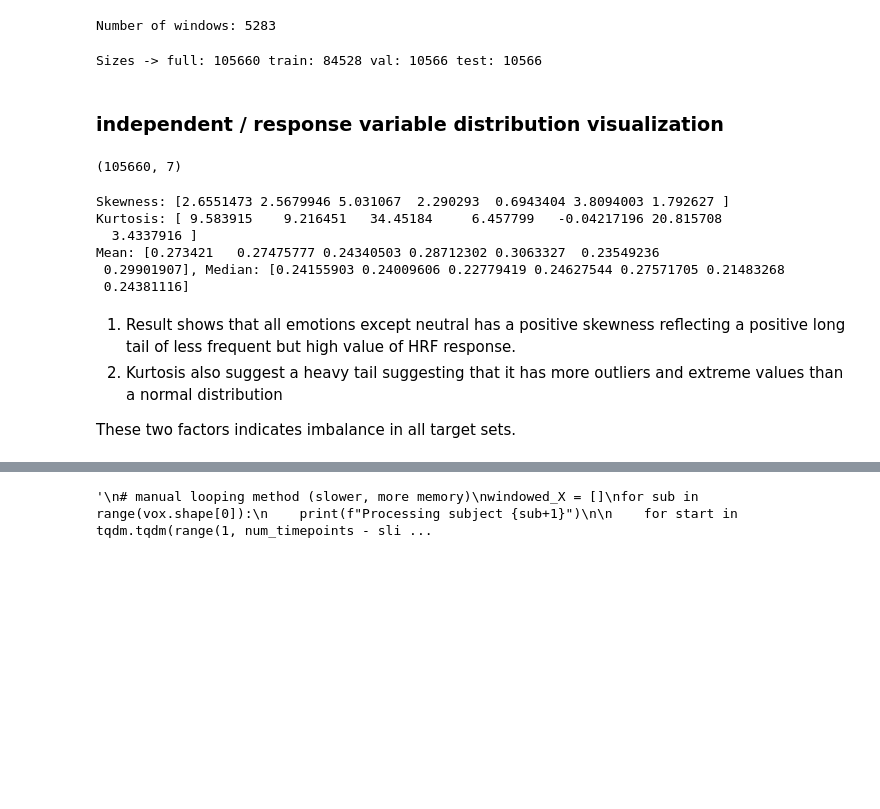
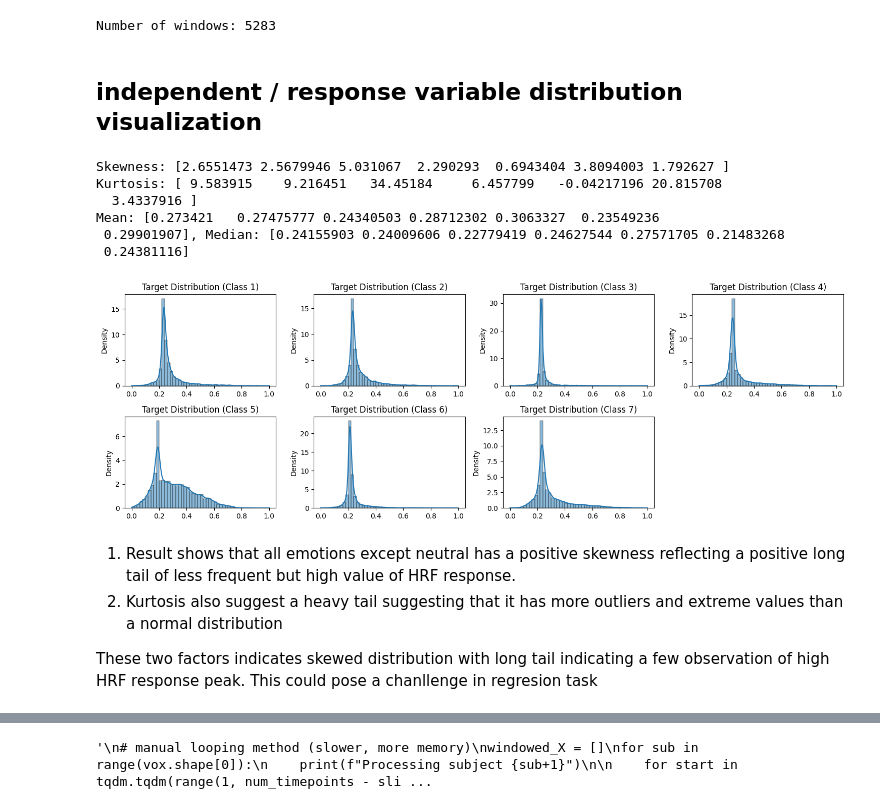
Before and after one commit to Jirapong2442/fMRI-Emotion-Analysis, a Jupyter notebook: get_regressor.ipynb, the cells around one changed output, grey strips where cells are left out. Drawn from its saved outputs; the diff is of its cells as text; code cells hidden in the pictures; blank space fills up the shorter version.

```diff
--- a/get_regressor.ipynb
+++ b/get_regressor.ipynb
@@ -276,7 +226,7 @@ from torch.utils.data import Dataset, Subset, DataLoader
 from numpy.lib.stride_tricks import sliding_window_view
 from sklearn.model_selection import train_test_split
 
-def process_windows_generator(vox, Y, sliding_window_size, window_step, peak_time, batch_size=1000, vox_min=None, vox_max=None, vox_mean=None, vox_std=None):
+def process_windows_generator(vox, Y, sliding_window_size, window_step, peak_time, batch_size=1000, vox_min=None, vox_max=None):
     n_subjects, num_timepoints, n_voxels = vox.shape
     start_inds = np.arange(1, num_timepoints - sliding_window_size + 1, window_step)
     n_windows = len(start_inds)
@@ -296,8 +246,6 @@ def process_windows_generator(vox, Y, sliding_window_size, window_step, peak_tim
         # Normalize: Scale to [0, 1] then standardize
         if vox_min is not None and vox_max is not None:
             windowed_X_batch = (windowed_X_batch - vox_min) / (vox_max - vox_min + 1e-8)  # [0, 1]
-        if vox_mean is not None and vox_std is not None:
-            windowed_X_batch = (windowed_X_batch - vox_mean) / (vox_std + 1e-8)  # Zero mean, unit variance
 
         Y_batch = Y_per_window[batch_start:batch_end]  # (batch_size, n_classes)
         Y_windowed_batch = np.tile(Y_batch, (n_subjects, 1))  # (n_subjects * batch_size, n_classes)
@@ -313,12 +261,6 @@ def save_to_memmap(vox, Y, sliding_window_size, window_step, peak_time, batch_si
     # Compute normalization parameters
     vox_min = vox.min(axis=(0, 1), keepdims=True)  # Shape: (1, 1, n_voxels)
     vox_max = vox.max(axis=(0, 1), keepdims=True)  # Shape: (1, 1, n_voxels)
-    vox_mean = np.zeros((1, 1, n_voxels), dtype=np.float32)  # Placeholder for [0, 1] data
-    vox_std = np.ones((1, 1, n_voxels), dtype=np.float32)    # Placeholder for [0, 1] data
-    # Standardize after scaling to [0, 1]
-    vox_scaled = (vox - vox_min) / (vox_max - vox_min + 1e-8)
-    vox_mean = vox_scaled.mean(axis=(0, 1), keepdims=True)
-    vox_std = vox_scaled.std(axis=(0, 1), keepdims=True)
 
     # Initialize memory-mapped arrays
     windowed_X_mm = np.memmap(x_file, dtype=np.float32, mode='w+', shape=(n_samples, sliding_window_size, n_voxels))
@@ -326,7 +268,7 @@ def save_to_memmap(vox, Y, sliding_window_size, window_step, peak_time, batch_si
 
     # Populate memory-mapped arrays with normalized data
     for windowed_X_batch, Y_windowed_batch, batch_start, batch_end in process_windows_generator(
-        vox, Y, sliding_window_size, window_step, peak_time, batch_size, vox_min, vox_max, vox_mean, vox_std
+        vox, Y, sliding_window_size, window_step, peak_time, batch_size, vox_min, vox_max
     ):
         batch_size_actual = batch_end - batch_start
         start_idx = batch_start * n_subjects
@@ -358,7 +300,7 @@ peak_time = 5
 batch_size = 1000
 test_frac = 0.10
 val_frac = 0.10
-random_state = 42
+random_state = 25
 num_workers = 0
 pin_memory = True
 dataloader_batch_size = 64
@@ -372,68 +314,42 @@ windowed_X_mm, Y_windowed_mm = save_to_memmap(
     vox, Y, sliding_window_size, window_step, peak_time, batch_size,
     x_file='windowed_X.dat', y_file='Y_windowed.dat'
 )
-
-# Compute total samples and split
-n_subjects, num_timepoints, n_voxels = vox.shape
-n_windows = len(np.arange(1, num_timepoints - sliding_window_size + 1, window_step))
-N = n_subjects * n_windows
-#start_inds = np.arange(1, num_timepoints - sliding_window_size + 1, window_step)
-#label_time_indices = start_inds + peak_time
-#assert label_time_indices.max() < len(Y), "peak_time goes out of range"
-#Y_per_window = Y[label_time_indices]           # (n_sel_windows, n_classes)
-#Y_windowed = np.tile(Y_per_window, (n_subjects, 1))
-
-idxs = np.arange(N)
-train_val_idx, test_idx, y_train_val, y_test = train_test_split(
-    idxs, Y_windowed_mm, test_size=test_frac, stratify=Y_windowed_mm, random_state=random_state
-)
-val_frac_rel = val_frac / (1.0 - test_frac)
-train_idx, val_idx, y_train, y_val = train_test_split(
-    train_val_idx, y_train_val, test_size=val_frac_rel, stratify=y_train_val, random_state=random_state
-)
-
-print("Sizes -> full:", N, "train:", len(train_idx), "val:", len(val_idx), "test:", len(test_idx))
-# %% [output]
-Sizes -> full: 105660 train: 84528 val: 10566 test: 10566
 # %% [markdown]
-### independent / response variable distribution visualization
+## independent / response variable distribution visualization
-# %%
-Y_windowed_mm.shape
-# %% [output]
-(105660, 7)
 # %%
 import numpy as np
 import matplotlib.pyplot as plt
 from scipy.stats import skew, kurtosis
 import seaborn as sns  # For KDE; install if needed, but optional
 
-skew_ = skew(Y_windowed_mm)
-ex_kurt = kurtosis(Y_windowed_mm)  # excess kurtosis
+skew_ = skew(Y_windowed_mm) # > 1 = sjewed right, < -1 = skewed left
+ex_kurt = kurtosis(Y_windowed_mm, fisher= True)  # > 0 = heavy tails, < 0 = light tails
 
 # Assume y is your target array
 print(f"Skewness: {skew_}")
 print(f"Kurtosis: {ex_kurt}")
 print(f"Mean: {np.mean(Y_windowed_mm, axis = 0)}, Median: {np.median(Y_windowed_mm,axis = 0)}")
 # Assuming Y_windowed_mm is your memory-mapped array (105660, 7)
 n_classes = 7
 plt.figure(figsize=(15, 5))
 for i in range(n_classes):
     y_i = Y_windowed_mm[:, i]  # Access one column (105660,)
     plt.subplot(2, 4, i+1)
     sns.histplot(y_i, bins=50, kde=True, stat="density")
     plt.title(f"Target Distribution (Class {i+1})")
 plt.tight_layout()
 plt.show()
 # %% [output]
 Skewness: [2.6551473 2.5679946 5.031067  2.290293  0.6943404 3.8094003 1.792627 ]
 Kurtosis: [ 9.583915    9.216451   34.45184     6.457799   -0.04217196 20.815708
   3.4337916 ]
 Mean: [0.273421   0.27475777 0.24340503 0.28712302 0.3063327  0.23549236
  0.29901907], Median: [0.24155903 0.24009606 0.22779419 0.24627544 0.27571705 0.21483268
  0.24381116]
+[figure, added]
 # %% [markdown]
 1. Result shows that all emotions except neutral has a positive skewness reflecting a positive long tail of less frequent but high value of HRF response.
 2. Kurtosis also suggest a heavy tail suggesting that it has more outliers and extreme values than a normal distribution
 
 
-These two factors indicates imbalance in all target sets.
+These two factors indicates skewed distribution with long tail indicating a few observation of high HRF response peak. This could pose a chanllenge in regresion task
```
Also changed, not shown: parts of 70 cells of this notebook, 1 other file.
